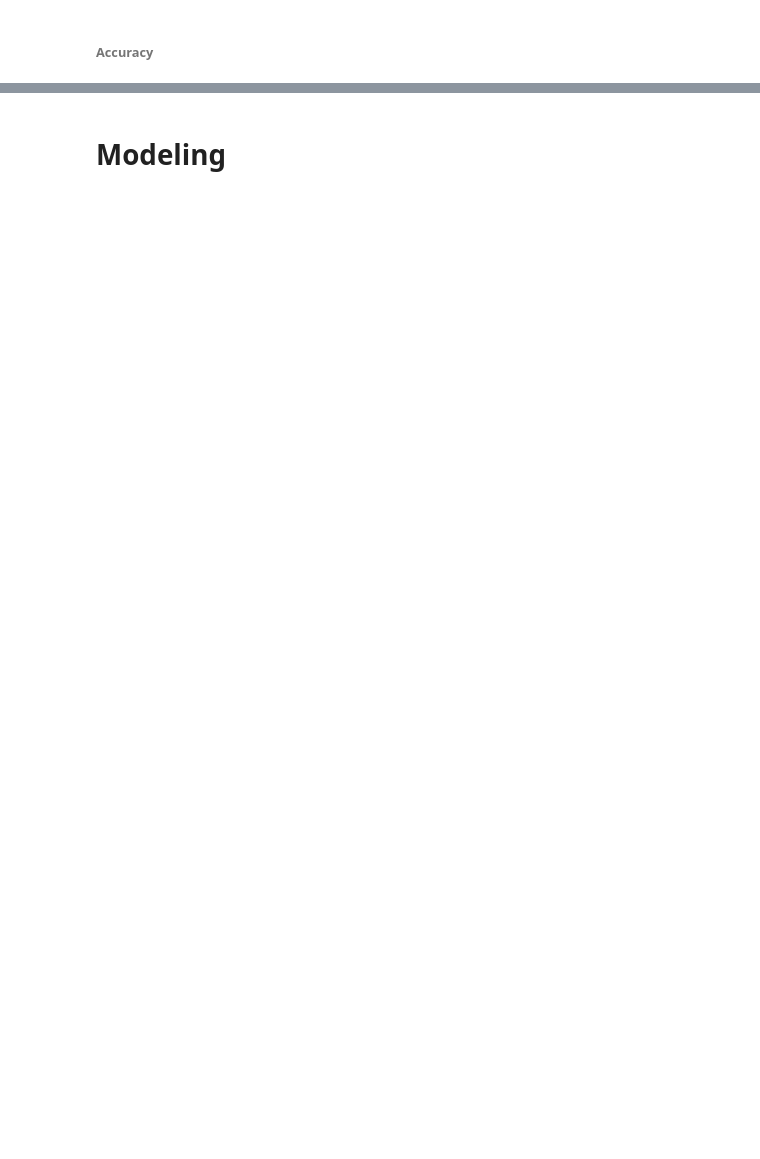
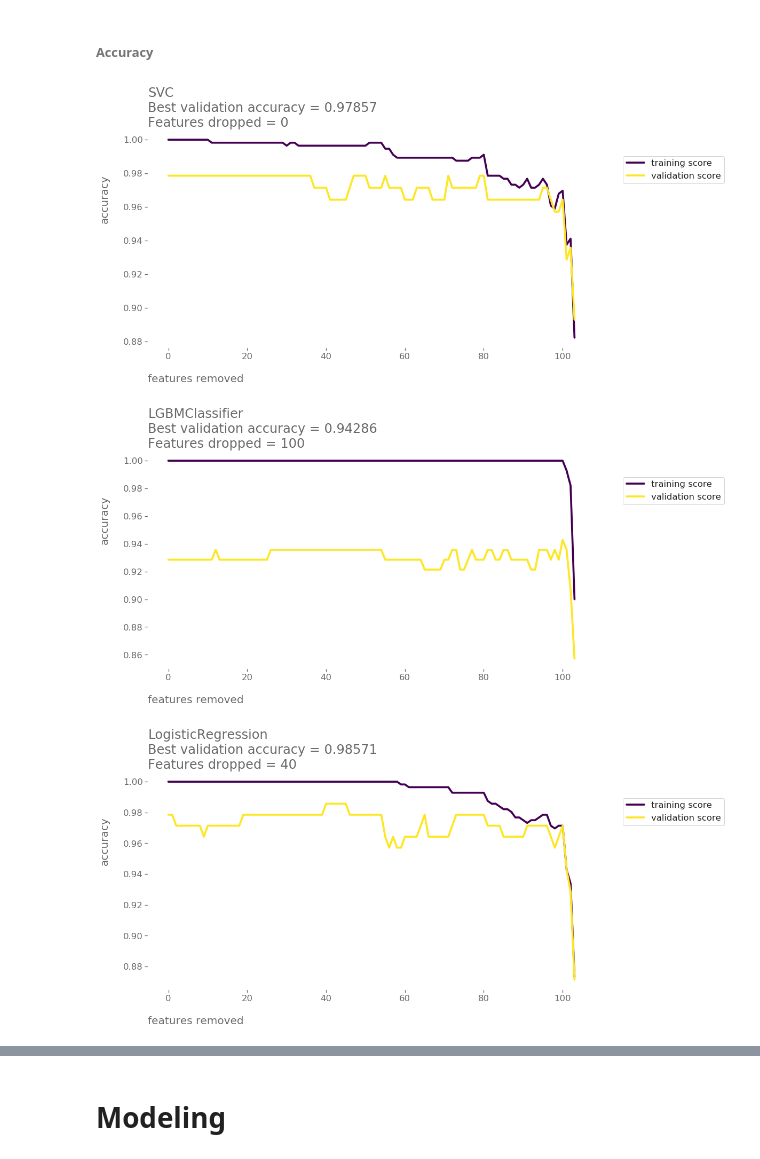
Before and after one commit to sudhu26/data-science-portfolio, a Jupyter notebook: projects/WineClassification/kernel.ipynb, the cells around one changed output, grey strips where cells are left out. Cells and saved outputs as stored; diff of their text form; code cells hidden in the pictures; blank space fills up the shorter version.

```diff
--- a/projects/WineClassification/kernel.ipynb
+++ b/projects/WineClassification/kernel.ipynb
@@ -460,10 +462,15 @@ cv_summary = fs.feature_selector_cross_val(
 # %%
 # visualize CV performance for diminishing feature set
 fs.feature_selector_results_plot(
-    cv_summary=cv_summary,
-    feature_selector_summary=feature_selector_summary,
-#     cv_summary= pd.read_csv("cv_summary_2001291542.csv", index_col=0),
-#     feature_selector_summary=pd.read_csv("feature_selection_summary_2001291337.csv", index_col=0),
+#     cv_summary=cv_summary,
+#     feature_selector_summary=feature_selector_summary,
+    cv_summary= pd.read_csv("cv_summary_2002010707.csv", index_col=0),
+    feature_selector_summary=pd.read_csv("feature_selection_summary_2002010558.csv", index_col=0),
     scoring="accuracy",
     title_scale=0.8,
+    marker_on=False,
 )
+# %% [output]
+[figure, added]
+[figure, added]
+[figure, added]
```
Also changed, not shown: parts of 10 cells of this notebook, 12 other files.
